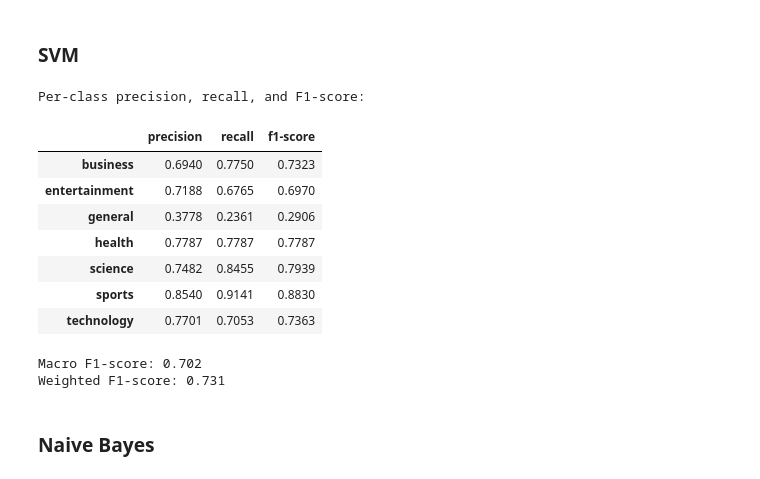
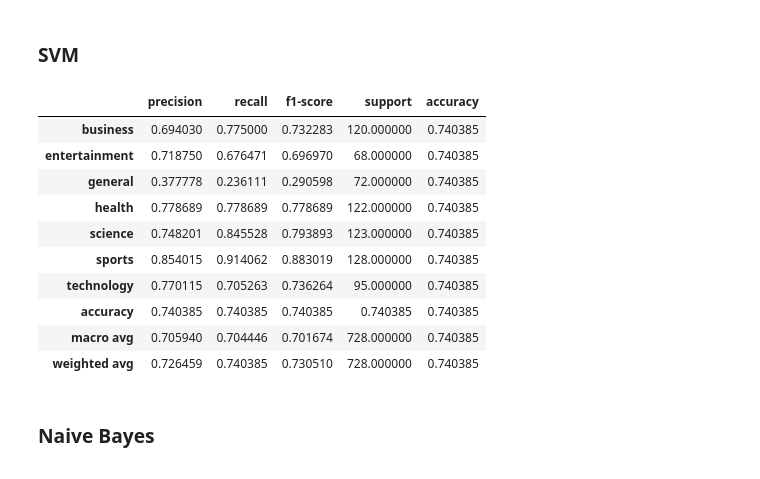
Before and after one commit to mitosisgg/ADS509_FinalProject, a Jupyter notebook: ADS_509_Final_Team_Project.ipynb, the cells around one changed output. Saved outputs shown, nothing was run; the diff lists cells and outputs as text; code cells hidden in the pictures.

```diff
--- a/ADS_509_Final_Team_Project.ipynb
+++ b/ADS_509_Final_Team_Project.ipynb
@@ -685,45 +732,43 @@ Weighted F1-score: 0.704
 # %%
 from sklearn.svm import LinearSVC
 from sklearn.pipeline import make_pipeline
 
 # Create a pipeline: TF-IDF vectorizer + Linear SVM
 svm_pipeline = make_pipeline(
     TfidfVectorizer(max_features=10000, ngram_range=(1,2)),
     LinearSVC(max_iter=1000, random_state=42)
 )
 
 # Fit the model
 svm_pipeline.fit(train_df['comb_text'], train_df['category'])
 
 # Predict on test set
 y_pred_svm = svm_pipeline.predict(test_df['comb_text'])
 
-# Get evaluation report
-report = classification_report(test_df['category'], y_pred_svm, output_dict=True)
+# Calculate accuracy
+svm_accuracy = accuracy_score(test_df['category'], y_pred_svm)
 
-# Extract metrics
-per_class_metrics = pd.DataFrame(report).T.loc[categories, ['precision', 'recall', 'f1-score']].round(4)
+# Get classification report as dict
+svm_report = classification_report(test_df['category'], y_pred_svm, output_dict=True)
 
-# Extract macro and weighted F1-scores
-macro_f1 = report['macro avg']['f1-score']
-weighted_f1 = report['weighted avg']['f1-score']
+# Convert to results DataFrame
+svm_classifier_results = pd.DataFrame(svm_report).T
+svm_classifier_results['accuracy'] = svm_accuracy  # Add accuracy column for all rows
 
-print("Per-class precision, recall, and F1-score:")
-display(per_class_metrics)
-print(f"Macro F1-score: {macro_f1:.3f}")
-print(f"Weighted F1-score: {weighted_f1:.3f}")
+# Display summary
+display(svm_classifier_results)
 # %% [output]
-Per-class precision, recall, and F1-score:
-|  | precision | recall | f1-score |
-| business | 0.6940 | 0.7750 | 0.7323 |
-| entertainment | 0.7188 | 0.6765 | 0.6970 |
-| general | 0.3778 | 0.2361 | 0.2906 |
-| health | 0.7787 | 0.7787 | 0.7787 |
-| science | 0.7482 | 0.8455 | 0.7939 |
-| sports | 0.8540 | 0.9141 | 0.8830 |
-| technology | 0.7701 | 0.7053 | 0.7363 |
+|  | precision | recall | f1-score | support | accuracy |
+| business | 0.694030 | 0.775000 | 0.732283 | 120.000000 | 0.740385 |
+| entertainment | 0.718750 | 0.676471 | 0.696970 | 68.000000 | 0.740385 |
+| general | 0.377778 | 0.236111 | 0.290598 | 72.000000 | 0.740385 |
+| health | 0.778689 | 0.778689 | 0.778689 | 122.000000 | 0.740385 |
+| science | 0.748201 | 0.845528 | 0.793893 | 123.000000 | 0.740385 |
+| sports | 0.854015 | 0.914062 | 0.883019 | 128.000000 | 0.740385 |
+| technology | 0.770115 | 0.705263 | 0.736264 | 95.000000 | 0.740385 |
+| accuracy | 0.740385 | 0.740385 | 0.740385 | 0.740385 | 0.740385 |
+| macro avg | 0.705940 | 0.704446 | 0.701674 | 728.000000 | 0.740385 |
+| weighted avg | 0.726459 | 0.740385 | 0.730510 | 728.000000 | 0.740385 |
-Macro F1-score: 0.702
-Weighted F1-score: 0.731
 # %% [markdown]
 ### Naive Bayes
 # %%
```
Also changed, not shown: parts of 11 cells of this notebook.
